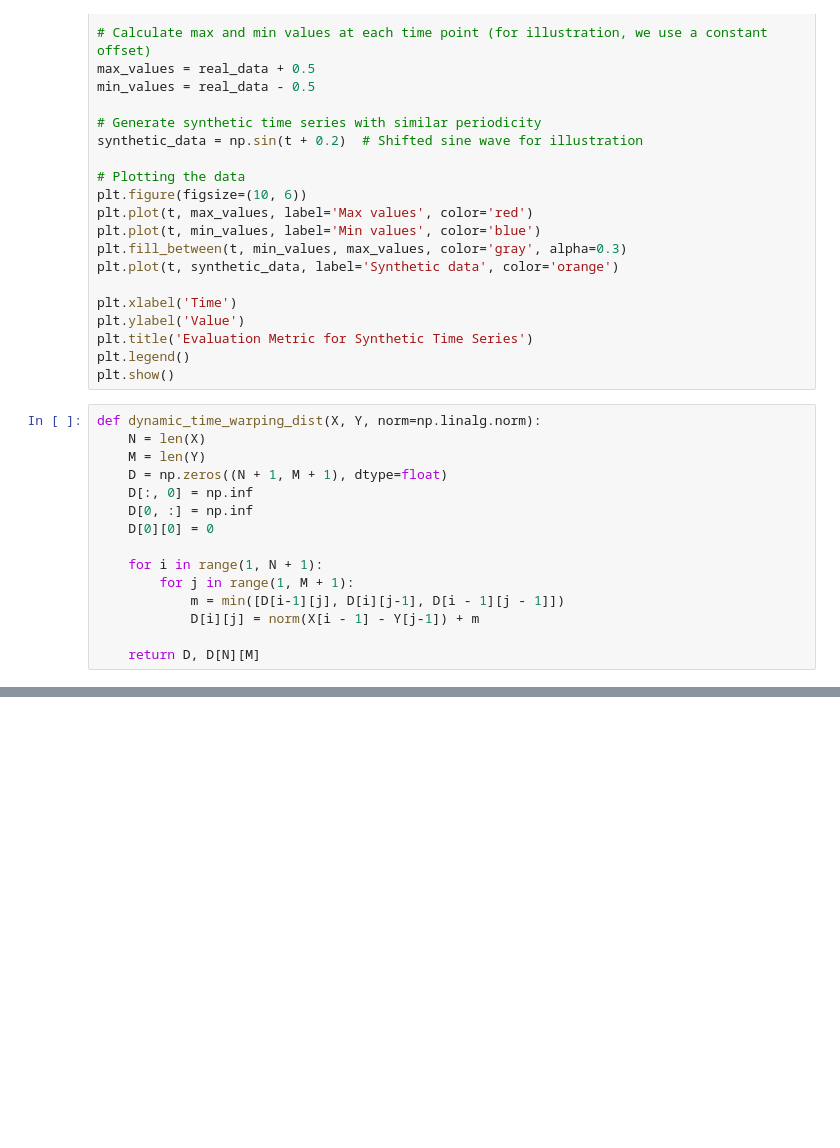
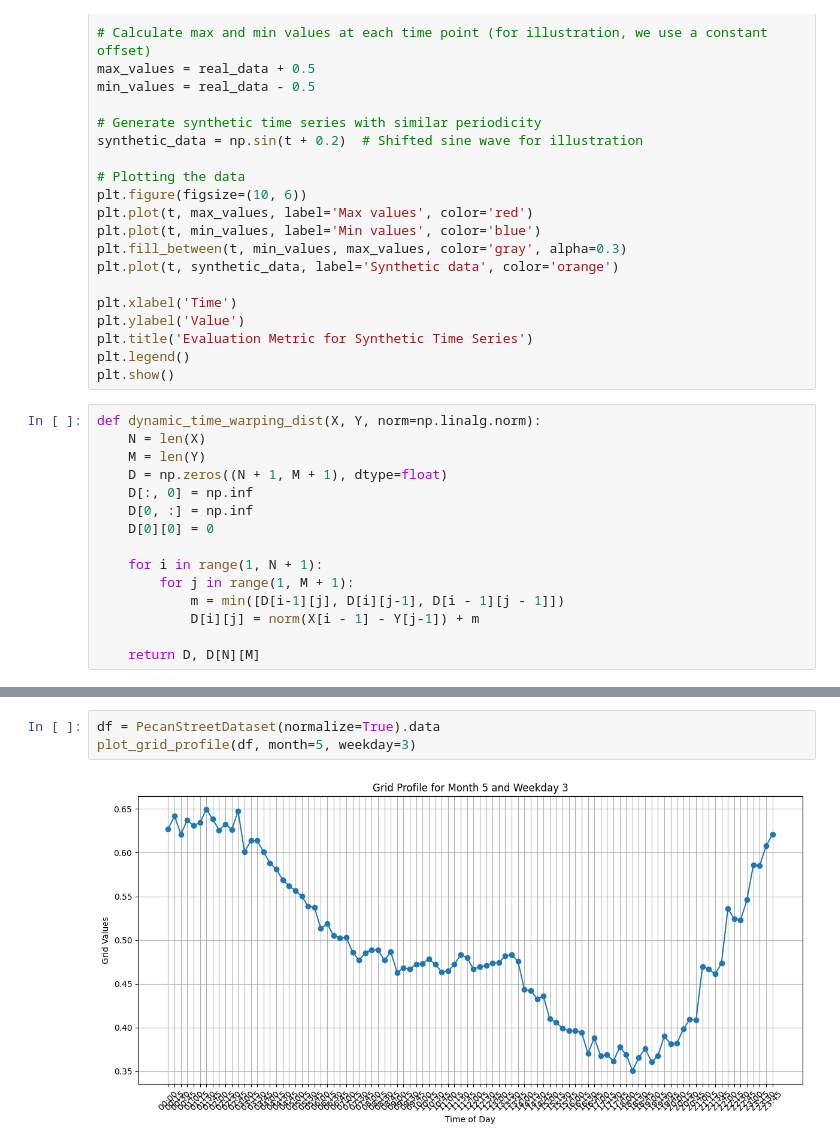
Before and after one commit to DAI-Lab/Cents, a Jupyter notebook: playground.ipynb, the cells around one changed output, grey strips where cells are left out. Drawn from its saved outputs; the diff is of its cells as text; blank space fills up the shorter version.

```diff
--- a/playground.ipynb
+++ b/playground.ipynb
@@ -75,0 +167,5 @@ ny_data["local_15min"] = pd.to_datetime(ny_data["local_15min"].str.strip(), form
+# %%
+df = PecanStreetDataset(normalize=True).data
+plot_grid_profile(df, month=5, weekday=3)
+# %% [output]
+[figure, added]
```
Also changed, not shown: parts of 8 cells of this notebook, 3 other files.
